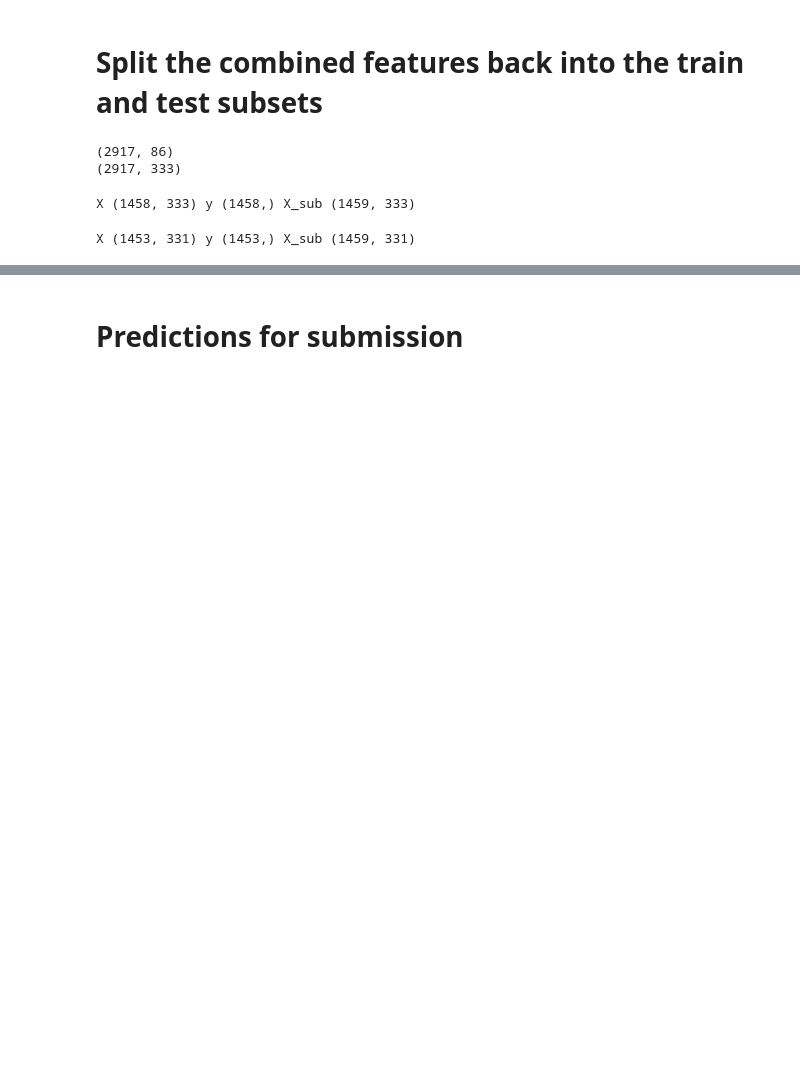
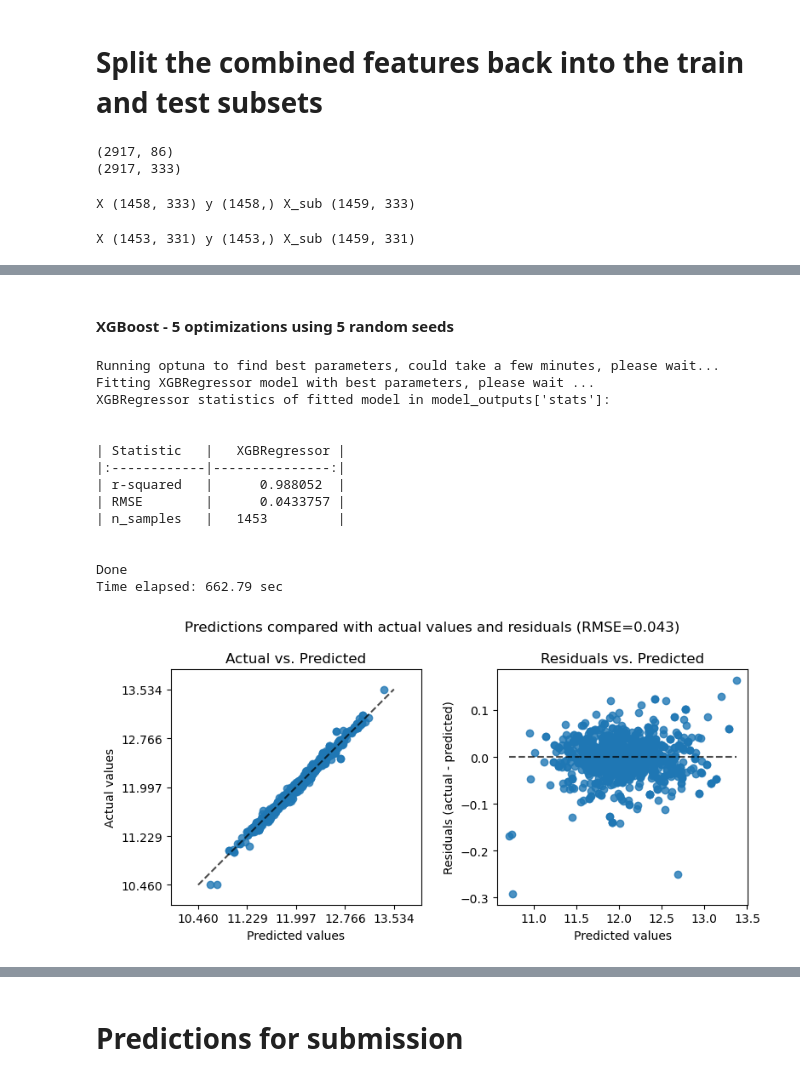
Before and after one commit to gjpelletier/stepAIC, a Jupyter notebook: Example_kaggle_house_prices.ipynb, the cells around one changed output, grey strips where cells are left out. Saved outputs shown, nothing was run; the diff lists cells and outputs as text; code cells hidden in the pictures; blank space fills up the shorter version.

```diff
--- a/Example_kaggle_house_prices.ipynb
+++ b/Example_kaggle_house_prices.ipynb
@@ -274,0 +321,22 @@ Time elapsed: 435.44 sec
+# %% [markdown]
+#### XGBoost - 5 optimizations using 5 random seeds
+# %%
+# XGBoost with automatic CV optimization of parameters
+from EasyMLR import xgb_auto
+xgb_auto_model_seed42, xgb_auto_output_seed42 = xgb_auto(X, y, n_trials=100, random_state=42)
+# %% [output]
+Running optuna to find best parameters, could take a few minutes, please wait...
+Fitting XGBRegressor model with best parameters, please wait ...
+XGBRegressor statistics of fitted model in model_outputs['stats']:
+
+
+| Statistic   |   XGBRegressor |
+|:------------|---------------:|
+| r-squared   |      0.988052  |
+| RMSE        |      0.0433757 |
+| n_samples   |   1453         |
+
+
+Done
+Time elapsed: 662.79 sec
+[figure, added]
```
Also changed, not shown: parts of 38 cells of this notebook.
